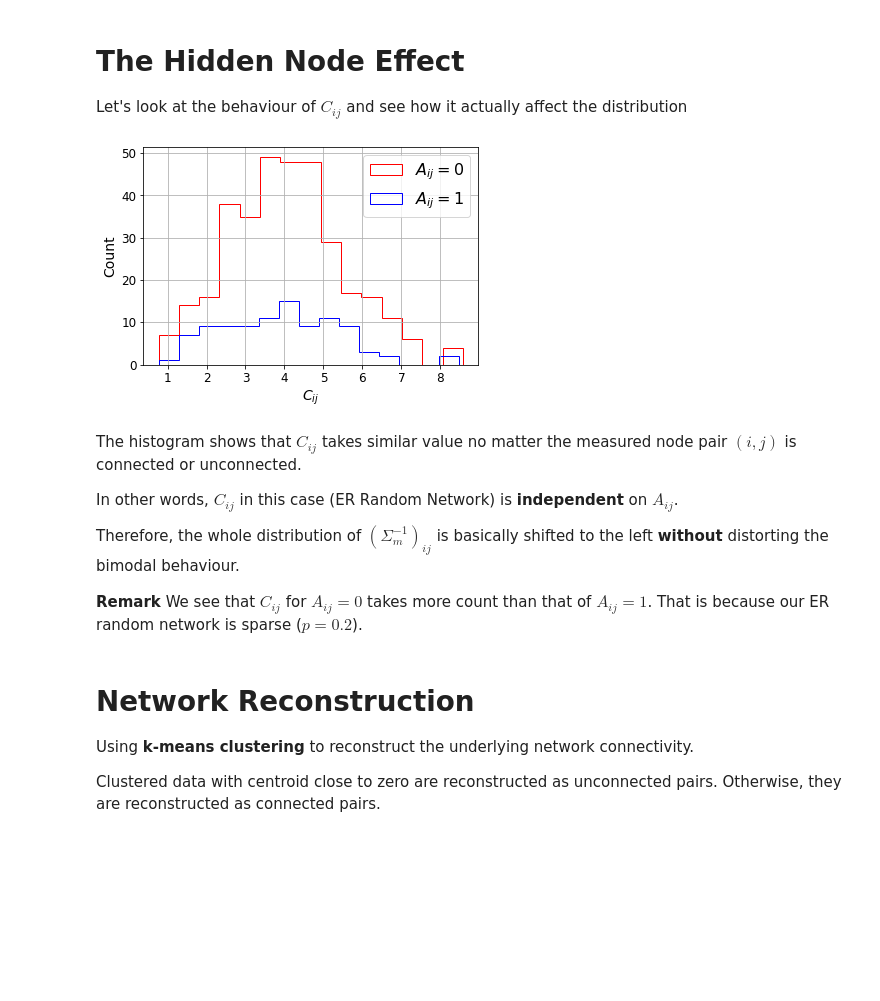
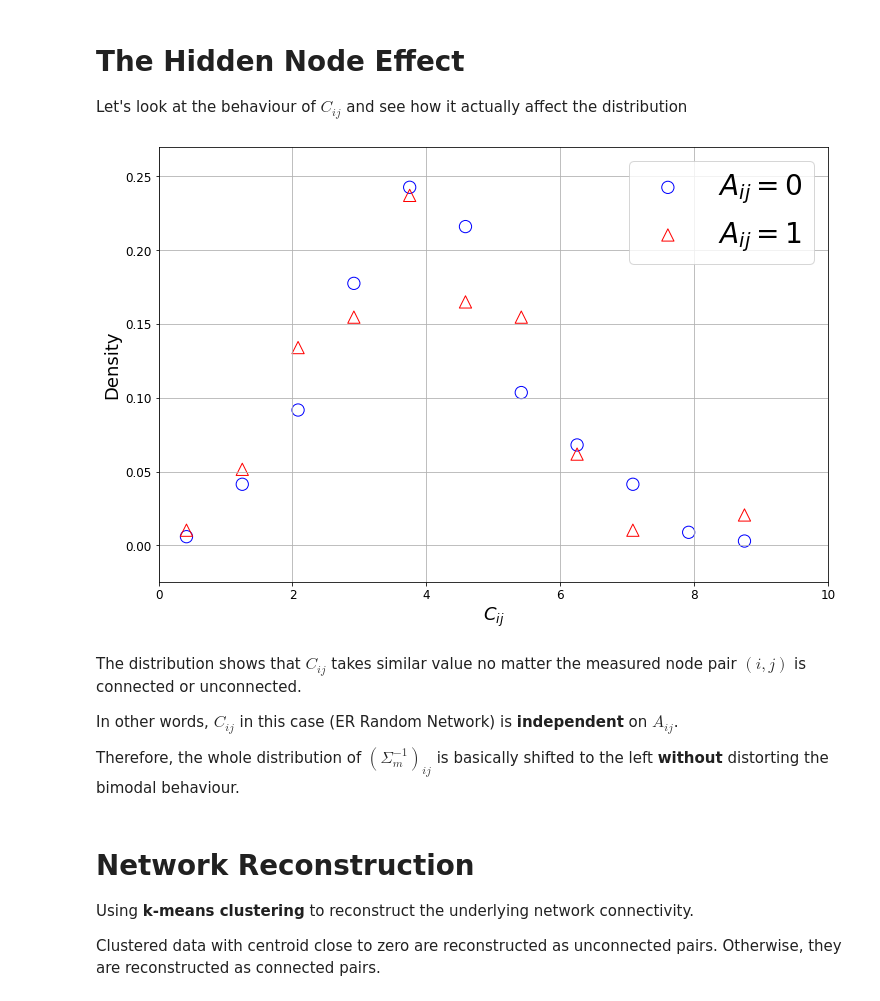
Before and after one commit to newTypeGeek/Network-Reconstruction, a Jupyter notebook: Demo.ipynb, the cells around one changed output. Cells and saved outputs as stored; diff of their text form; code cells hidden in the pictures; blank space fills up the shorter version.

```diff
--- a/Demo.ipynb
+++ b/Demo.ipynb
@@ -271,27 +301,43 @@ C = utils.network.hidden_effect(W, measure_id, hidden_id, a=r)
 C_off = utils.base.off_diag_upper(C)
 C_ucon = C_off[W_m_off == 0]
 C_conn = C_off[W_m_off != 0]
+# %%
+# Get the number of count in the histogram
+num_bin = 12
+bin_lims = np.linspace(0, 10, num_bin+1)
+bin_centre = 0.5*(bin_lims[:-1]+bin_lims[1:])
+C_ucon_count, _ = np.histogram(C_ucon, bins=bin_lims)
+C_conn_count, _ = np.histogram(C_conn, bins=bin_lims)
+
+# Remove zero count elements
+C_ucon_bin_centre = bin_centre[C_ucon_count != 0]
+C_conn_bin_centre = bin_centre[C_conn_count != 0]
+C_ucon_count = C_ucon_count[C_ucon_count != 0]
+C_conn_count = C_conn_count[C_conn_count != 0]
+
+# Normalize the histogram SEPARATELY
+C_ucon_dens = C_ucon_count / np.sum(C_ucon_count)
+C_conn_dens = C_conn_count / np.sum(C_conn_count)
 # %%
-# Histogram plot for the off-diagonal of C matrix
-plt.hist(C_ucon, bins=15, color='r', histtype='step', label=r"$A_{ij} = 0$")
-plt.hist(C_conn, bins=15, color='b', histtype='step', label=r"$A_{ij} = 1$")
-plt.legend(fontsize=16)
-plt.xlabel(r"$C_{ij}$", fontsize=14)
-plt.ylabel("Count", fontsize=14)
+# Plot the distribution
+plt.figure(figsize=(12, 8))
+plt.scatter(C_ucon_bin_centre, C_ucon_dens, s=150, color='blue', marker='o', facecolor='None')
+plt.scatter(C_conn_bin_centre, C_conn_dens, s=150, color='red', marker='^', facecolor='None')
+plt.legend([r'$A_{ij} = 0$', r'$A_{ij} = 1$'], fontsize=28)
+plt.xlim(0, 10)
+plt.xlabel(r'$C_{ij}$', fontsize=18)
+plt.ylabel('Density', fontsize=18)
 plt.xticks(fontsize=12)
 plt.yticks(fontsize=12)
 plt.grid(True)
 # %% [output]
-[figure, old version]
+[figure, new version]
 # %% [markdown]
-The histogram shows that $C_{ij}$ takes similar value no matter the measured node pair $(i, j)$ is connected or unconnected.
+The distribution shows that $C_{ij}$ takes similar value no matter the measured node pair $(i, j)$ is connected or unconnected.
 
 In other words, $C_{ij}$ in this case (ER Random Network) is **independent** on $A_{ij}$.
 
 Therefore, the whole distribution of $(\Sigma^{-1}_{m})_{ij}$ is basically shifted to the left **without** distorting the bimodal behaviour.
-
-**Remark**
-We see that $C_{ij}$ for $A_{ij} = 0$ takes more count than that of $A_{ij} = 1$. That is because our ER random network is sparse ($p = 0.2$).
 # %% [markdown]
 # Network Reconstruction
 Using **k-means clustering** to reconstruct the underlying network connectivity.<br>
```
Also changed, not shown: parts of 6 cells of this notebook.
